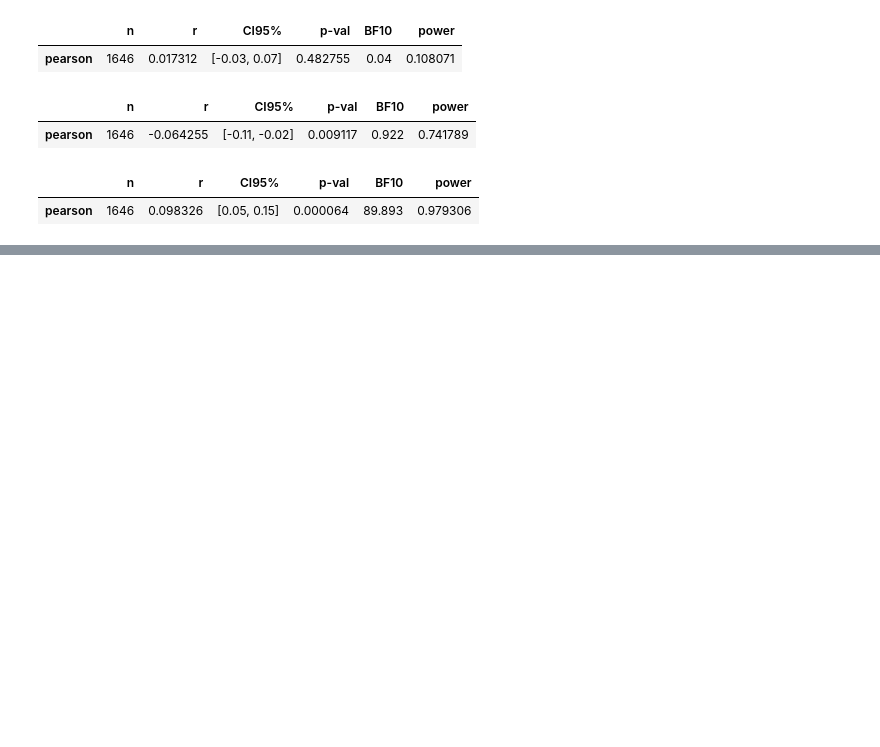
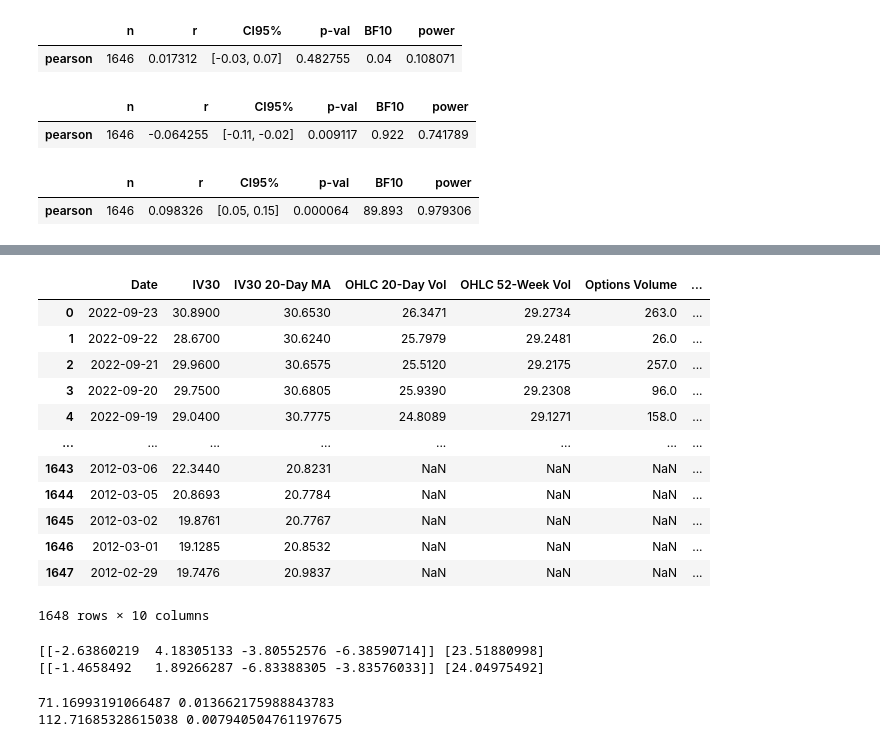
Before and after one commit to JoeZhang1000/News-Sentiment-and-IV, a Jupyter notebook: Sentiment_vs_IV.ipynb, the cells around one changed output, grey strips where cells are left out. Saved outputs shown, nothing was run; the diff lists cells and outputs as text; code cells hidden in the pictures; blank space fills up the shorter version.

```diff
--- a/Sentiment_vs_IV.ipynb
+++ b/Sentiment_vs_IV.ipynb
@@ -447,0 +588,3 @@ pg.corr(merged1['IV30'], merged1['Content Subjectivity'])
+# %%
+GSG = pd.read_csv("HistoricalIV_GSG.csv")
+GSG
@@ -447,0 +605,6 @@ pg.corr(merged1['IV30'], merged1['Content Subjectivity'])
+# %%
+GSG['Date'] = pd.to_datetime(GSG['Date'])
+
+GSG = GSG[(GSG['Date'] >= oldest_date) & (GSG['Date'] <= most_recent_date)].reset_index(drop=True)
+
+GSG
@@ -447,0 +625,17 @@ pg.corr(merged1['IV30'], merged1['Content Subjectivity'])
+# %%
+merged3 = pd.merge(GSG, articles_std_1, on='Date')
+merged3
+# %% [output]
+|  | Date | IV30 | IV30 20-Day MA | OHLC 20-Day Vol | OHLC 52-Week Vol | Options Volume | ... |
+| 0 | 2022-09-23 | 30.8900 | 30.6530 | 26.3471 | 29.2734 | 263.0 | ... |
+| 1 | 2022-09-22 | 28.6700 | 30.6240 | 25.7979 | 29.2481 | 26.0 | ... |
+| 2 | 2022-09-21 | 29.9600 | 30.6575 | 25.5120 | 29.2175 | 257.0 | ... |
+| 3 | 2022-09-20 | 29.7500 | 30.6805 | 25.9390 | 29.2308 | 96.0 | ... |
+| 4 | 2022-09-19 | 29.0400 | 30.7775 | 24.8089 | 29.1271 | 158.0 | ... |
+| ... | ... | ... | ... | ... | ... | ... | ... |
+| 1643 | 2012-03-06 | 22.3440 | 20.8231 | NaN | NaN | NaN | ... |
+| 1644 | 2012-03-05 | 20.8693 | 20.7784 | NaN | NaN | NaN | ... |
+| 1645 | 2012-03-02 | 19.8761 | 20.7767 | NaN | NaN | NaN | ... |
+| 1646 | 2012-03-01 | 19.1285 | 20.8532 | NaN | NaN | NaN | ... |
+| 1647 | 2012-02-29 | 19.7476 | 20.9837 | NaN | NaN | NaN | ... |
+1648 rows × 10 columns
@@ -447,0 +646,24 @@ pg.corr(merged1['IV30'], merged1['Content Subjectivity'])
+# %%
+model5 = LinearRegression().fit(X2, y21)
+model6 = LinearRegression().fit(X2, y22)
+
+print(model5.coef_, model5.intercept_)
+print(model6.coef_, model6.intercept_)
+# %% [output]
+[[-2.63860219  4.18305133 -3.80552576 -6.38590714]] [23.51880998]
+[[-1.4658492   1.89266287 -6.83388305 -3.83576033]] [24.04975492]
+# %%
+y21_pred = model5.predict(X)
+y22_pred = model6.predict(X)
+
+mse_5 = mean_squared_error(y21, y21_pred)
+r2_5 = r2_score(y21, y21_pred)
+
+mse_6 = mean_squared_error(y22, y22_pred)
+r2_6 = r2_score(y22, y22_pred)
+
+print(mse_5, r2_5)
+print(mse_6, r2_6)
+# %% [output]
+71.16993191066487 0.013662175988843783
+112.71685328615038 0.007940504761197675
```
Also changed, not shown: parts of 39 cells of this notebook, 3 other files.
